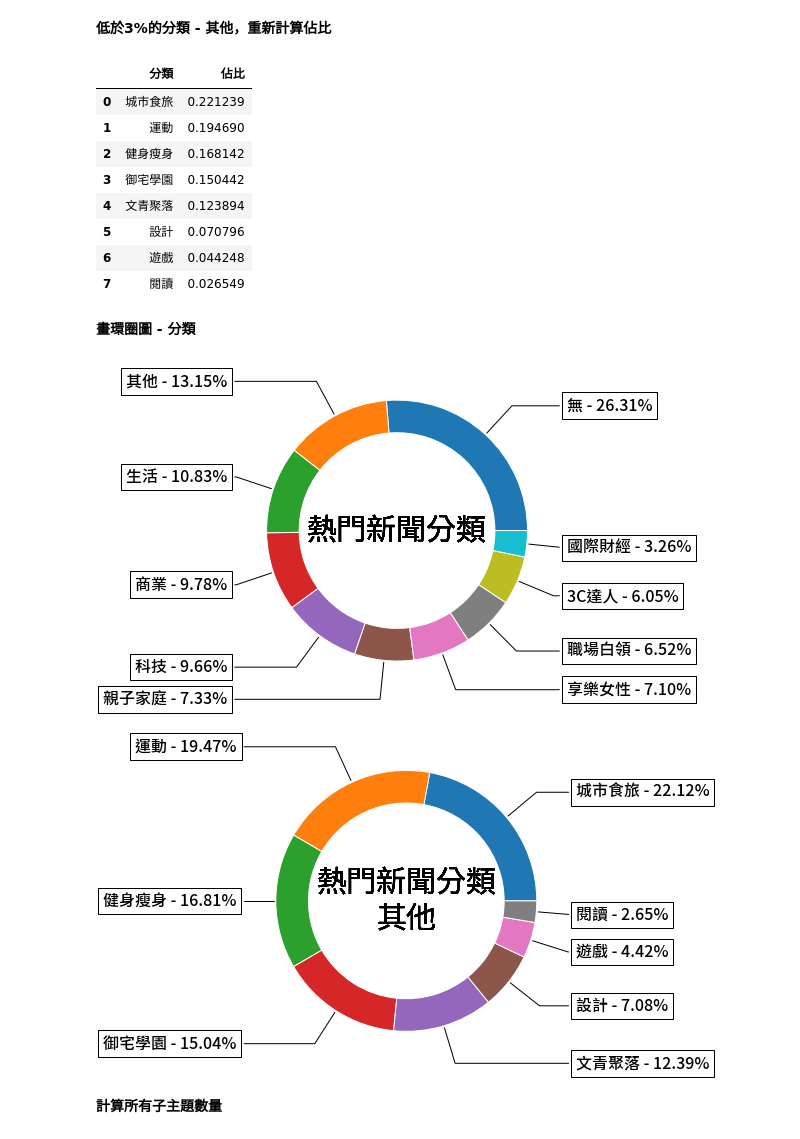
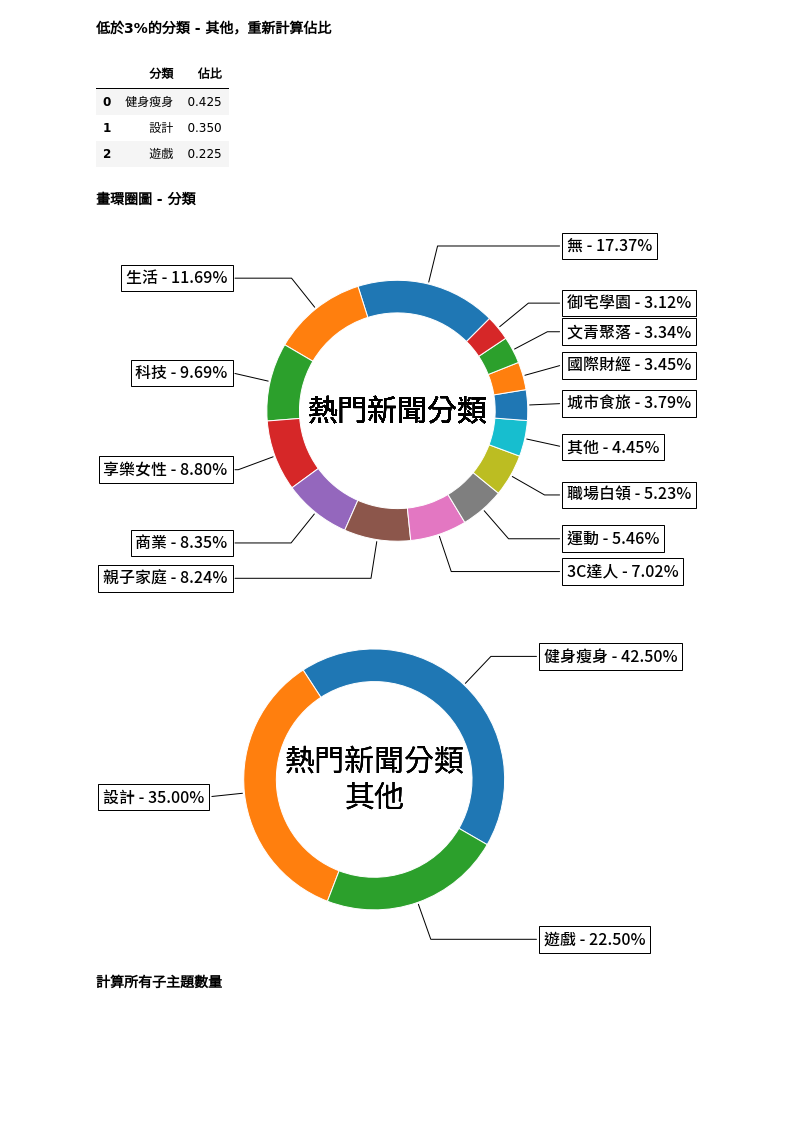
Before and after one commit to FelixYangPersonal/1st-PyCrawlerMarathon, a Jupyter notebook: homework/Day038_040_Independent_Study.ipynb, the cells around one changed output. Drawn from its saved outputs; the diff is of its cells as text; code cells hidden in the pictures; blank space fills up the shorter version.

```diff
--- a/homework/Day038_040_Independent_Study.ipynb
+++ b/homework/Day038_040_Independent_Study.ipynb
@@ -379,9 +793,21 @@ print(json.dumps(json.loads(str(bucket_groups).replace("'", '"')),
 # %%
+path = 'Final'
+file = 'buckets.json'
+
+with open(os.path.join(path, file), 'r', encoding='utf-8') as fh:
+    f = fh.read()
+
+bucket_groups = json.loads(f)
+# print(type(bucket_groups))
+# print(json.dumps(bucket_groups, indent=4, sort_keys=False, ensure_ascii=False))
+
+# 計算子主題數量
+bucket_total = np.concatenate(list(bucket_groups.get('CH', {}).values())).tolist()
+
 # 沒有子主題或不在歸類，暫時歸類到欄位['無']
 df['無'] = df['子主題'].apply(lambda x: 1 if (not set(list(x.split(','))) & set(bucket_total)) or x == '無' else 0)
 
 for i, item in enumerate(bucket_total):
-    # 新聞的標記有的沒有正確標記，所以子主題會略過該筆，暫時歸類到欄位['無']
     df[item] = df['子主題'].apply(lambda x: 1 if item in x else 0)
 
 # 過濾無數量的子主題歸類欄位
@@ -437,8 +861,7 @@ df_cat
 # %% [markdown]
 **計算所有分類佔比**
 # %%
-df_cat = pd.Series([category for category in category_list]
-                  ).value_counts(normalize=True).sort_index().rename_axis('分類').reset_index(name='佔比')
+df_cat = pd.Series([category for category in category_list]).value_counts(normalize=True).sort_index().rename_axis('分類').reset_index(name='佔比')
 df_cat = df_cat.sort_values(by=['佔比'], ascending=False).reset_index(drop=True)
 df_cat
 # %% [output]
@@ -463,8 +885,7 @@ df_cat
 # %% [markdown]
 **合併低於3%的分類**
 # %%
-df_cat_upper = df_cat[df_cat['佔比'] * 100 > 3].append({'分類':'其他', '佔比':df_cat[df_cat['佔比'] * 100 <= 3]['佔比'].values.sum()},
-                                                     ignore_index=True)
+df_cat_upper = df_cat[df_cat['佔比'] * 100 > 3].append({'分類':'其他', '佔比':df_cat[df_cat['佔比'] * 100 <= 3]['佔比'].values.sum()}, ignore_index=True)
 df_cat_upper = df_cat_upper.sort_values(by=['佔比'], ascending=False).reset_index(drop=True)
 df_cat_upper
 # %% [output]
@@ -482,20 +907,15 @@ df_cat_upper
 # %% [markdown]
 **低於3%的分類 - 其他，重新計算佔比**
 # %%
-df_cat_lower = df_cat[df_cat['佔比'] * 100 <= 3]
+df_cat_lower = df_cat[df_cat['佔比'] * 100 <= 3].copy()
 df_cat_lower.loc[:, '佔比'] = df_cat_lower['佔比'].div(df_cat_lower['佔比'].sum())
 df_cat_lower = df_cat_lower.sort_values(by=['佔比'], ascending=False).reset_index(drop=True)
 df_cat_lower
 # %% [output]
 |  | 分類 | 佔比 |
-| 0 | 城市食旅 | 0.221239 |
-| 1 | 運動 | 0.194690 |
-| 2 | 健身瘦身 | 0.168142 |
-| 3 | 御宅學園 | 0.150442 |
-| 4 | 文青聚落 | 0.123894 |
-| 5 | 設計 | 0.070796 |
-| 6 | 遊戲 | 0.044248 |
-| 7 | 閱讀 | 0.026549 |
+| 0 | 健身瘦身 | 0.425 |
+| 1 | 設計 | 0.350 |
+| 2 | 遊戲 | 0.225 |
 # %% [markdown]
 **畫環圈圖 - 分類**
 # %%
@@ -555,15 +975,15 @@ def draw_donut_chart(figsize, startangle, s, font1, size1, text1, text2, font2,
 # %%
-font1 = FontProperties(fname='Data/SourceHanSansTW-Regular.otf')
-font2 = FontProperties(fname='Data/SourceHanSansTW-Medium.otf')
+font1 = FontProperties(fname='Final/SourceHanSansTW-Regular.otf')
+font2 = FontProperties(fname='Final/SourceHanSansTW-Medium.otf')
 
 # 畫熱門新聞分類佔比高於3%的環圈圖
-draw_donut_chart((6, 6), 0, '熱門新聞分類', font1, 30, df_cat_upper['分類'], df_cat_upper['佔比'], font2, 16)
+draw_donut_chart((6, 6), 45, '熱門新聞分類', font1, 30, df_cat_upper['分類'], df_cat_upper['佔比'], font2, 16)
 
 # 畫熱門新聞分類佔比低於3%的被分類至其他，其細項佔比環圈圖
-draw_donut_chart((6, 6), 0, '熱門新聞分類\n其他', font1, 30, df_cat_lower['分類'], df_cat_lower['佔比'], font2, 16)
+draw_donut_chart((6, 6), -30, '熱門新聞分類\n其他', font1, 30, df_cat_lower['分類'], df_cat_lower['佔比'], font2, 16)
 # %% [output]
-[figure, old version]
+[figure, new version]
-[figure, old version]
+[figure, new version]
 # %% [markdown]
 **計算所有子主題數量**
 # %%
```
Also changed, not shown: parts of 65 cells of this notebook.
